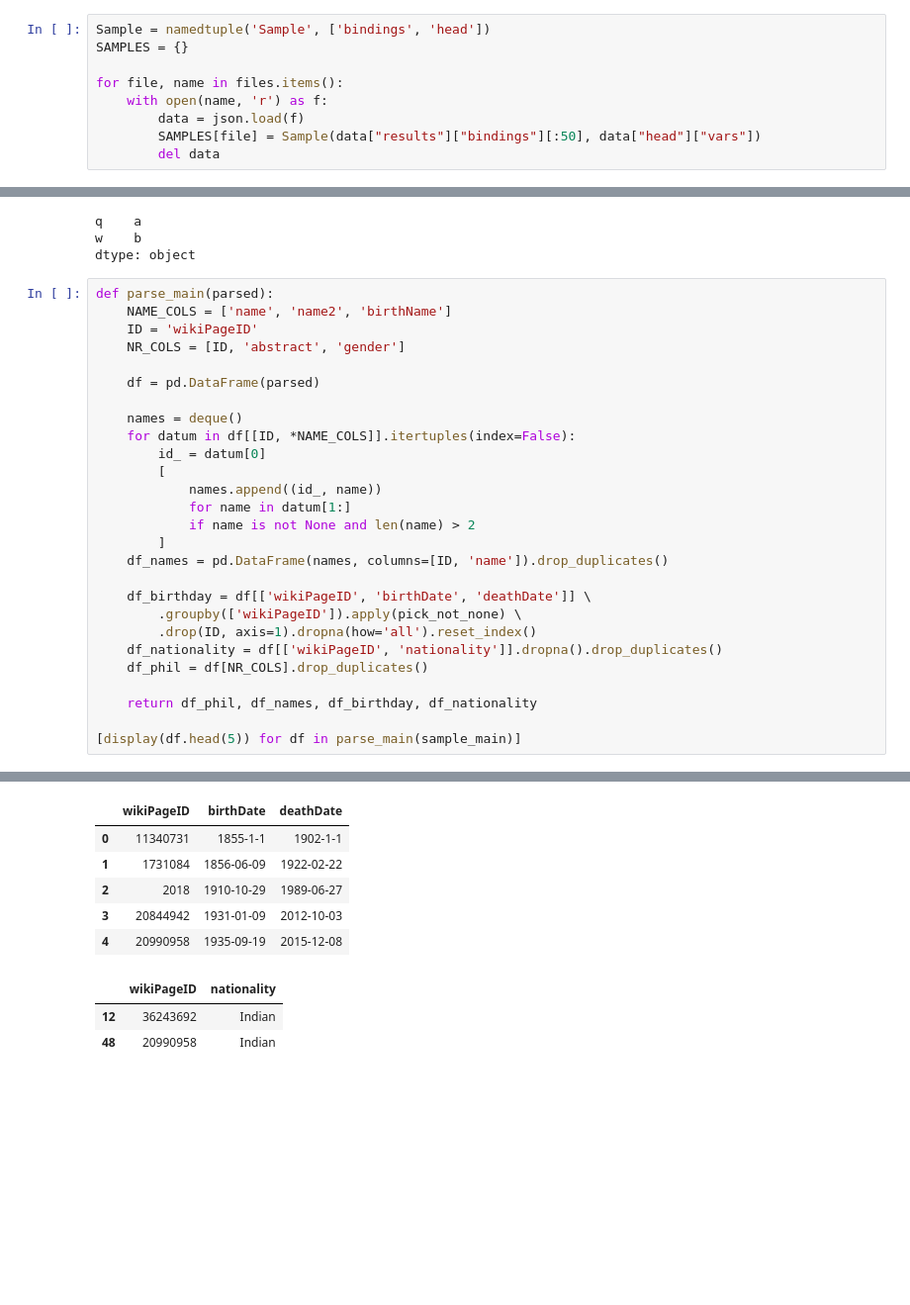
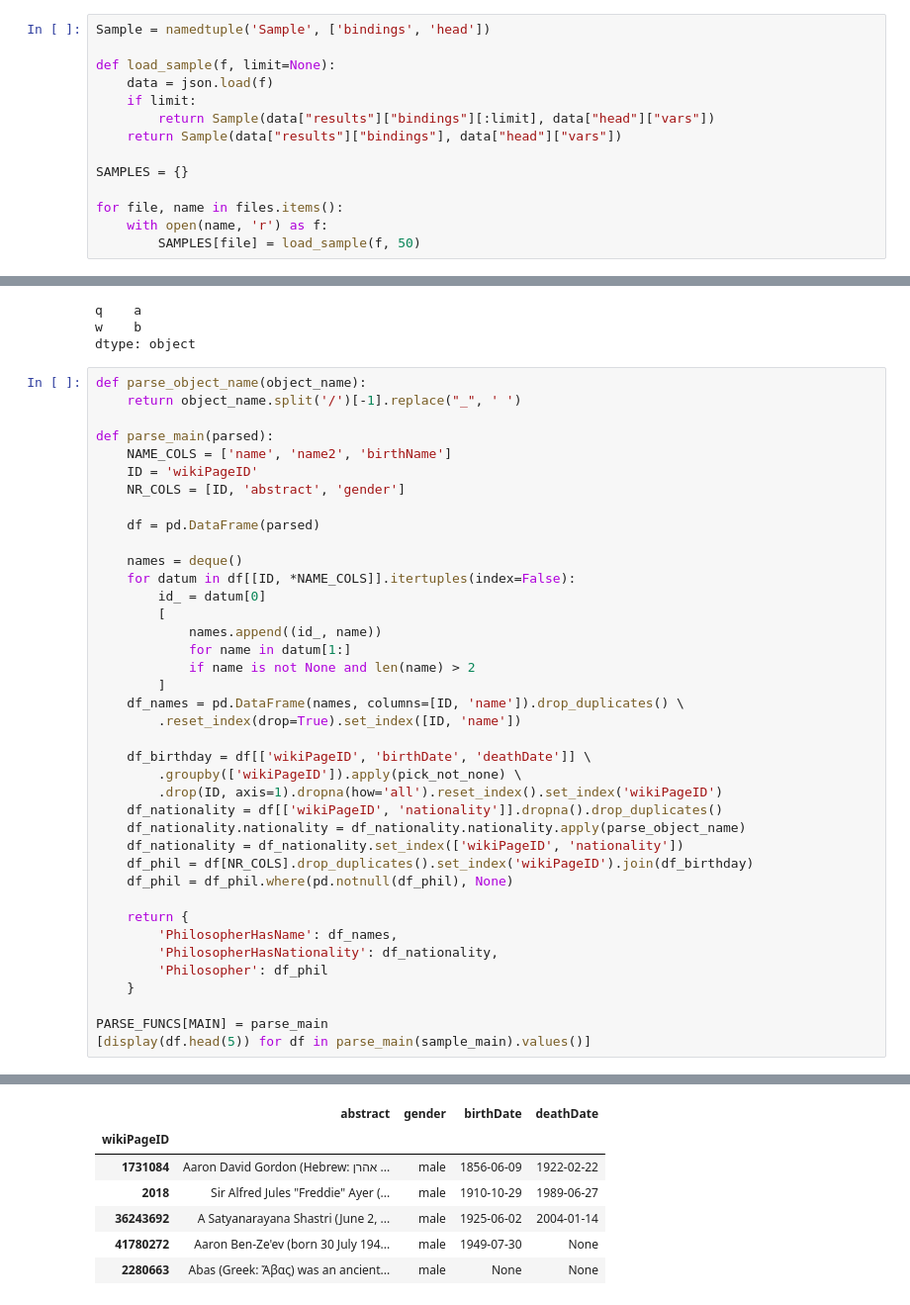
Before and after one commit to Citronnn/adfmp20-phil, a Jupyter notebook: fetch_db/parse.ipynb, the cells around one changed output, grey strips where cells are left out. Shown at 99% size. Saved outputs shown, nothing was run; the diff lists cells and outputs as text; blank space fills up the shorter version.

```diff
--- a/fetch_db/parse.ipynb
+++ b/fetch_db/parse.ipynb
@@ -24,13 +42,18 @@ files
  'influenced.sparql': '_data/influenced.sparql_Sun Mar 15 21:36:26 2020.json'}
 # %%
 Sample = namedtuple('Sample', ['bindings', 'head'])
+
+def load_sample(f, limit=None):
+    data = json.load(f)
+    if limit:
+        return Sample(data["results"]["bindings"][:limit], data["head"]["vars"])
+    return Sample(data["results"]["bindings"], data["head"]["vars"])
+
 SAMPLES = {}
 
 for file, name in files.items():
     with open(name, 'r') as f:
-        data = json.load(f)
-        SAMPLES[file] = Sample(data["results"]["bindings"][:50], data["head"]["vars"])
-        del data
+        SAMPLES[file] = load_sample(f, 50)
 # %%
 def parse_bindings(bindings, head, name):
     Result = namedtuple(name.split('.')[0], head, defaults=[None for key in head])
@@ -70,6 +93,9 @@ q    a
 w    b
 dtype: object
 # %%
+def parse_object_name(object_name):
+    return object_name.split('/')[-1].replace("_", ' ')
+
 def parse_main(parsed):
     NAME_COLS = ['name', 'name2', 'birthName']
     ID = 'wikiPageID'
@@ -85,15 +111,24 @@ def parse_main(parsed):
             for name in datum[1:]
             if name is not None and len(name) > 2
         ]
-    df_names = pd.DataFrame(names, columns=[ID, 'name']).drop_duplicates()
+    df_names = pd.DataFrame(names, columns=[ID, 'name']).drop_duplicates() \
+        .reset_index(drop=True).set_index([ID, 'name'])
 
     df_birthday = df[['wikiPageID', 'birthDate', 'deathDate']] \
         .groupby(['wikiPageID']).apply(pick_not_none) \
-        .drop(ID, axis=1).dropna(how='all').reset_index()
+        .drop(ID, axis=1).dropna(how='all').reset_index().set_index('wikiPageID')
     df_nationality = df[['wikiPageID', 'nationality']].dropna().drop_duplicates()
-    df_phil = df[NR_COLS].drop_duplicates()
+    df_nationality.nationality = df_nationality.nationality.apply(parse_object_name)
+    df_nationality = df_nationality.set_index(['wikiPageID', 'nationality'])
+    df_phil = df[NR_COLS].drop_duplicates().set_index('wikiPageID').join(df_birthday)
+    df_phil = df_phil.where(pd.notnull(df_phil), None)
 
-    return df_phil, df_names, df_birthday, df_nationality
+    return {
+        'PhilosopherHasName': df_names,
+        'PhilosopherHasNationality': df_nationality,
+        'Philosopher': df_phil
+    }
 
-[display(df.head(5)) for df in parse_main(sample_main)]
+PARSE_FUNCS[MAIN] = parse_main
+[display(df.head(5)) for df in parse_main(sample_main).values()]
 # %% [output]
@@ -112,9 +146,7 @@ def parse_main(parsed):
-|  | wikiPageID | birthDate | deathDate |
-| 0 | 11340731 | 1855-1-1 | 1902-1-1 |
-| 1 | 1731084 | 1856-06-09 | 1922-02-22 |
-| 2 | 2018 | 1910-10-29 | 1989-06-27 |
-| 3 | 20844942 | 1931-01-09 | 2012-10-03 |
-| 4 | 20990958 | 1935-09-19 | 2015-12-08 |
+|  | abstract | gender | birthDate | deathDate |
+| wikiPageID |  |  |  |  |
+| 1731084 | Aaron David Gordon (Hebrew: אהרן ... | male | 1856-06-09 | 1922-02-22 |
+| 2018 | Sir Alfred Jules "Freddie" Ayer (... | male | 1910-10-29 | 1989-06-27 |
+| 36243692 | A Satyanarayana Shastri (June 2, ... | male | 1925-06-02 | 2004-01-14 |
+| 41780272 | Aaron Ben-Ze'ev (born 30 July 194... | male | 1949-07-30 | None |
+| 2280663 | Abas (Greek: Ἄβας) was an ancient... | male | None | None |
-|  | wikiPageID | nationality |
-| 12 | 36243692 | Indian |
-| 48 | 20990958 | Indian |
```
Also changed, not shown: parts of 14 cells of this notebook, 1 other file.
